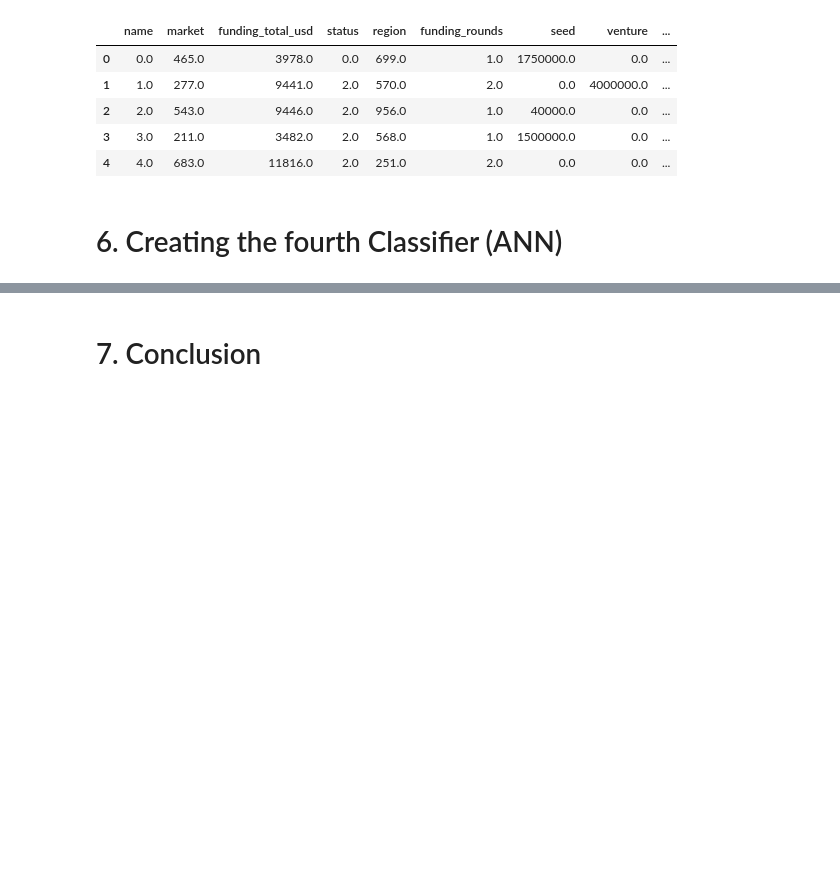
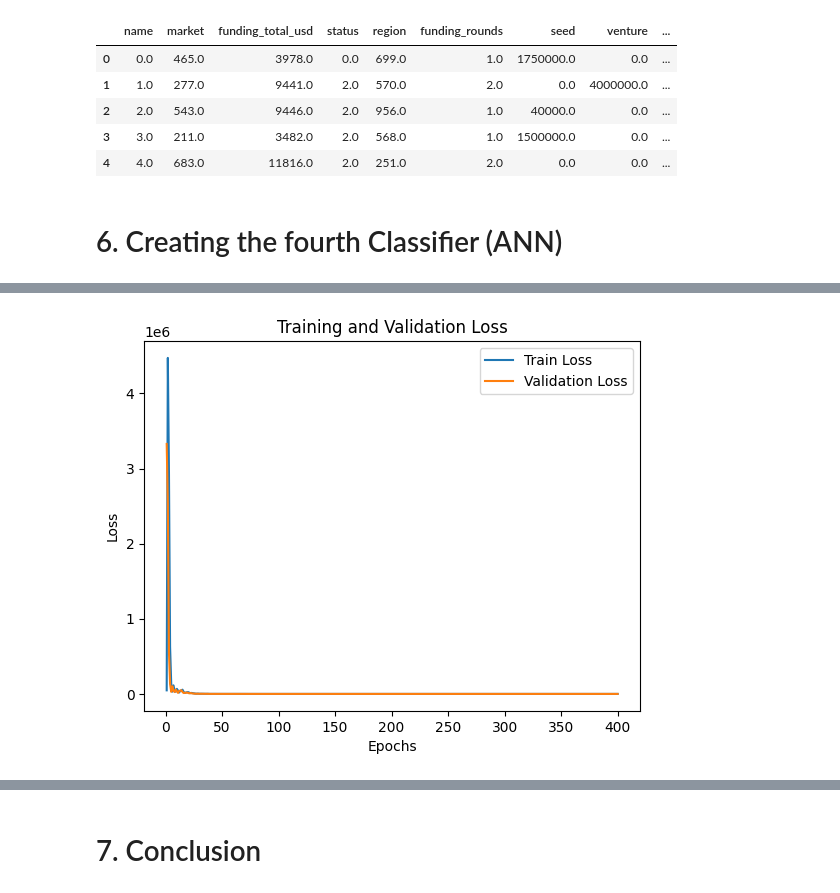
Before and after one commit to lgndluke/ML_Lab_Project, a Jupyter notebook: Lab_Project/ML_Lab_Project.ipynb, the cells around one changed output, grey strips where cells are left out. Drawn from its saved outputs; the diff is of its cells as text; code cells hidden in the pictures; blank space fills up the shorter version.

```diff
--- a/Lab_Project/ML_Lab_Project.ipynb
+++ b/Lab_Project/ML_Lab_Project.ipynb
@@ -286,8 +311,8 @@ df_rf.head()
 # %%
 # =======================================================================================================
-# Normalize data:
+# Check for GPU:
 # =======================================================================================================
 
-df_nn = df.copy(deep=True)
-df_nn.head()
+device = 'cuda' if torch.cuda.is_available() else 'cpu'
+print(f'Using {device} for training the network')
 # %% [output]
@@ -300,9 +319,0 @@ df_nn.head()
-# %%
-# =======================================================================================================
-# Creating training and test data splits:
-# =======================================================================================================
-
-X_nn = df_nn.copy(deep=True)
-y_nn = X.pop('status')
-
-X_train_nn, X_test_nn, y_train_nn, y_test_nn = train_test_split(X_nn, y_nn, test_size=0.20, stratify=y, random_state=1)
@@ -308,0 +392,10 @@ X_train_nn, X_test_nn, y_train_nn, y_test_nn = train_test_split(X_nn, y_nn, test
+# %%
+# =======================================================================================================
+# Creating a custom scorer to work with skorch:
+# =======================================================================================================
+
+def custom_accuracy(y_true, y_pred):
+    y_pred = np.argmax(y_pred, axis=1)
+    return accuracy_score(y_true, y_pred)
+
+skorch_accuracy_scorer = make_scorer(custom_accuracy, greater_is_better=True)
@@ -308,0 +470,18 @@ X_train_nn, X_test_nn, y_train_nn, y_test_nn = train_test_split(X_nn, y_nn, test
+# %%
+# =======================================================================================================
+# Plotting loss function and accuracy:
+# =======================================================================================================
+
+history = mlp_tuned.history
+
+plt.plot(history[:, 'epoch'], history[:, 'train_loss'], label='Train Loss')
+plt.plot(history[:, 'epoch'], history[:, 'valid_loss'], label='Validation Loss')
+
+plt.xlabel('Epochs')
+plt.ylabel('Loss')
+
+plt.title('Training and Validation Loss')
+plt.legend()
+plt.show()
+# %% [output]
+[figure, added]
```
Also changed, not shown: parts of 8 cells of this notebook.
